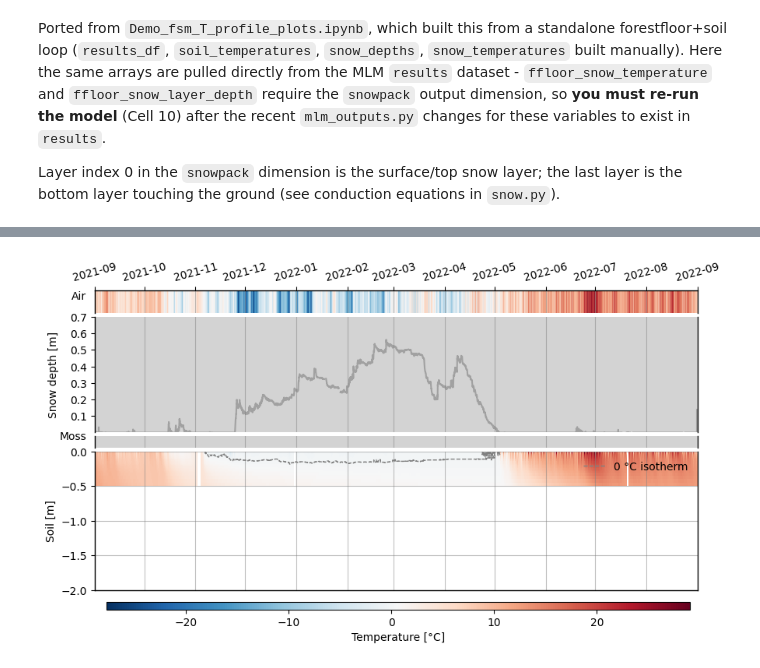
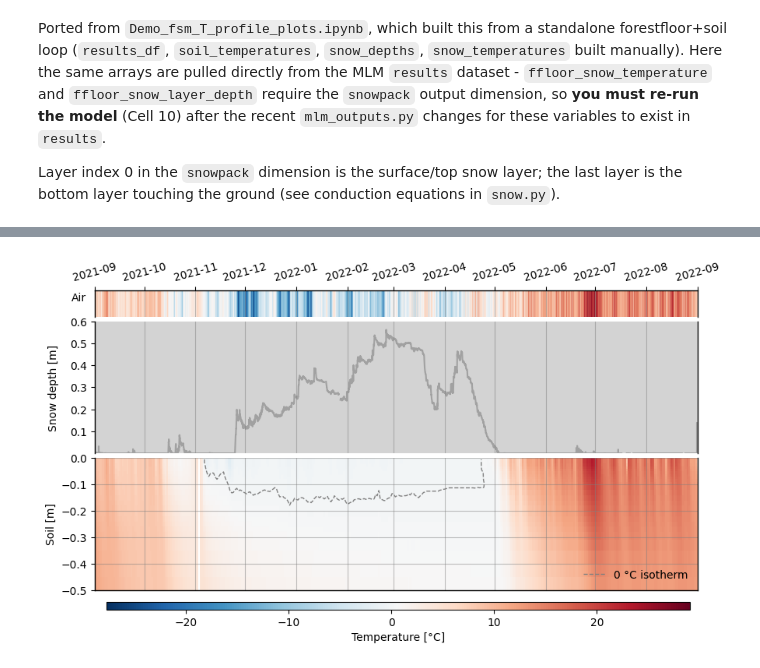
Before and after one commit to LukeEcomod/pyAPES_main, a Jupyter notebook: Examples/Demo_multi_layer_model_degero.ipynb, the cells around one changed output, grey strips where cells are left out. Drawn from its saved outputs; the diff is of its cells as text; code cells hidden in the pictures.

```diff
--- a/Examples/Demo_multi_layer_model_degero.ipynb
+++ b/Examples/Demo_multi_layer_model_degero.ipynb
@@ -66,6 +66,8 @@ cpara['forestfloor']['bottom_layer_types']['Sphagnum']['optical_properties']['al
 cpara['forestfloor']['bottom_layer_types']['Sphagnum']['optical_properties']['albedo']['NIR'] = 0.20
 cpara['forestfloor']['bottom_layer_types']['Sphagnum']['roughness_height'] = 0.005
 cpara['forestfloor']['bottom_layer_types']['Sphagnum']['water_retention']['saturated_conductivity'] = 3e-5
+cpara['forestfloor']['bottom_layer_types']['Sphagnum']['freezing_curve'] = 0.1
+cpara['forestfloor']['bottom_layer_types']['Sphagnum']['height'] = 0.03
 
 # Set freezing curve for the soil layers
 spara['soil_properties']['freezing_curve'] = [0.1, 0.1, 0.1, 0.1, 0.1, 0.1,
@@ -889,6 +984,8 @@ for ax in [ax_snow, ax_moss, ax_soil]:
 # --- Settings
 match_colorbar = True
 cmap = 'RdBu_r'
+
+filename = r'/Users/jpnousu/Library/CloudStorage/OneDrive-Luonnonvarakeskus/pyAPES_figs/tair_snowl_soil_obs.png'
 
 # --- Interpolate observed soil temperature profile (TS_1..TS_6) onto the model's depth grid
 obs_depths_m = np.array([0.02, 0.05, 0.10, 0.15, 0.30, 0.50])  # m below ground
@@ -898,7 +995,10 @@ order = np.argsort(obs_z)
 obs_z_sorted = obs_z[order]
 obs_cols_sorted = [obs_cols[i] for i in order]
 
-meteo_ts = meteo[obs_cols_sorted]
+if daily:
+    meteo_ts = meteo[obs_cols_sorted].resample('D').mean()
+else:
+    meteo_ts = meteo[obs_cols_sorted]
 time_index_obs = meteo_ts.index
 
 soil_temperatures_obs = np.full((len(depths), len(meteo_ts)), np.nan)
@@ -916,9 +1016,9 @@ if match_colorbar:
     vmin_soil_obs, vmax_soil_obs = vmin_air, vmax_air
 
 # --- Figure and subplots
-fig, (ax_air, ax_snow, ax_moss, ax_soil) = plt.subplots(
-    4, 1, figsize=(10, 5),
-    gridspec_kw={'height_ratios': [0.2, 1.0, 0.1, 1.2], 'hspace': 0.05}
+fig, (ax_air, ax_snow, ax_soil) = plt.subplots(
+    3, 1, figsize=(10, 5),
+    gridspec_kw={'height_ratios': [0.2, 1.0, 1.0], 'hspace': 0.05}
 )
 
 # --- Common x-axis info
@@ -946,7 +1046,7 @@ ax_air.xaxis.tick_top()
 ax_air.tick_params(axis='x', rotation=15)
 
 # --- Second subplot: snow - left blank, no observed snow temperature profile
-ax_snow.set_ylim(0, 0.5)
+ax_snow.set_ylim(0, 0.6)
 ax_snow.set_ylabel('Snow depth [m]', labelpad=10)
 ax_snow.grid(axis='x', color='gray', linestyle='-', alpha=0.5)
 ax_snow.set_xlim([x_min, x_max])
@@ -954,16 +1054,6 @@ ax_snow.xaxis.set_major_locator(months)
 ax_snow.xaxis.set_major_formatter(month_fmt)
 ax_snow.tick_params(labelbottom=False)
 ax_snow.plot(meteo['D_SNOW_C'], color='grey', alpha=0.6)
-
-# --- Third subplot: moss - left blank, no observed moss temperature
-ax_moss.set_ylim(0, 1)
-ax_moss.set_yticks([])
-ax_moss.set_ylabel('Moss', rotation=0, labelpad=20)
-ax_moss.grid(axis='x', color='gray', linestyle='-', alpha=0.5)
-ax_moss.set_xlim([x_min, x_max])
-ax_moss.xaxis.set_major_locator(months)
-ax_moss.xaxis.set_major_formatter(month_fmt)
-ax_moss.tick_params(labelbottom=False)
 
 # --- Bottom subplot: observed soil temperature heatmap (interpolated between TS_1...TS_6)
 # NaN (masked, below deepest sensor) forced to pure white - RdBu_r's pale midtones can
@@ -980,7 +1070,7 @@ im_soil = ax_soil.pcolormesh(
 ax_soil.set_ylabel('Soil [m]')
 ax_soil.grid(color='gray', linestyle='-', alpha=0.5)
 ax_soil.set_xlim([x_min, x_max])
-ax_soil.set_ylim(-2.0, 0.0)
+ax_soil.set_ylim(-0.5, 0.0)
 ax_soil.xaxis.set_major_locator(months)
 ax_soil.xaxis.set_major_formatter(month_fmt)
 ax_soil.tick_params(axis='x', which='both', bottom=False, top=False, labelbottom=False)
@@ -994,7 +1084,7 @@ ax_soil.contour(
 
 # --- Add proxy line for legend
 contour_proxy = Line2D([0], [0], color='grey', linewidth=1.0, linestyle='--')
-ax_soil.legend([contour_proxy], ['0 °C isotherm'], loc='upper right', frameon=False)
+ax_soil.legend([contour_proxy], ['0 °C isotherm'], loc='lower right', frameon=False)
 
 # --- Colorbars
 if match_colorbar:
@@ -1014,36 +1104,36 @@ else:
     cbar_soil_ax = fig.add_axes([0.14, 0.06, 0.75, 0.02])
     cbar_soil = fig.colorbar(im_soil, cax=cbar_soil_ax, orientation='horizontal')
     cbar_soil.set_label('Observed soil temperature [°C]')
 
 # --- Spine adjustments and background
-for i, ax in enumerate([ax_air, ax_snow, ax_moss, ax_soil]):
+for i, ax in enumerate([ax_air, ax_snow, ax_soil]):
     ax.spines['left'].set_linewidth(1.0)
     ax.spines['left'].set_color('black')
     ax.spines['right'].set_linewidth(1.0)
     ax.spines['right'].set_color('black')
 
     if i == 0:
         ax.spines['top'].set_linewidth(1.0)
         ax.spines['top'].set_color('black')
         ax.spines['bottom'].set_linewidth(1.0)
         ax.spines['bottom'].set_color('black')
     else:
         ax.spines['top'].set_visible(False)
 
-    if i == 3:
+    if i == 2:
         ax.spines['bottom'].set_linewidth(1.0)
         ax.spines['bottom'].set_color('black')
     else:
         ax.spines['bottom'].set_visible(False)
     ax.set_facecolor("lightgrey")
 
 # --- Y-ticks for snow (kept identical to modelled figure for visual alignment)
 ax_snow.set_yticks(np.arange(0.1, snow_depth+snow_step, 0.1))
-for ax in [ax_snow, ax_moss, ax_soil]:
+for ax in [ax_snow, ax_soil]:
     ax.tick_params(axis='x', which='both', bottom=False, top=False, labelbottom=False)
 
 # --- Save and show
-#plt.savefig(filename, dpi=300, bbox_inches="tight")
-#plt.show()
+plt.savefig(filename, dpi=300, bbox_inches="tight")
+plt.show()
 # %% [output]
-[figure, old version]
+[figure, new version]
```
Also changed, not shown: parts of 20 cells of this notebook, 9 other files.
